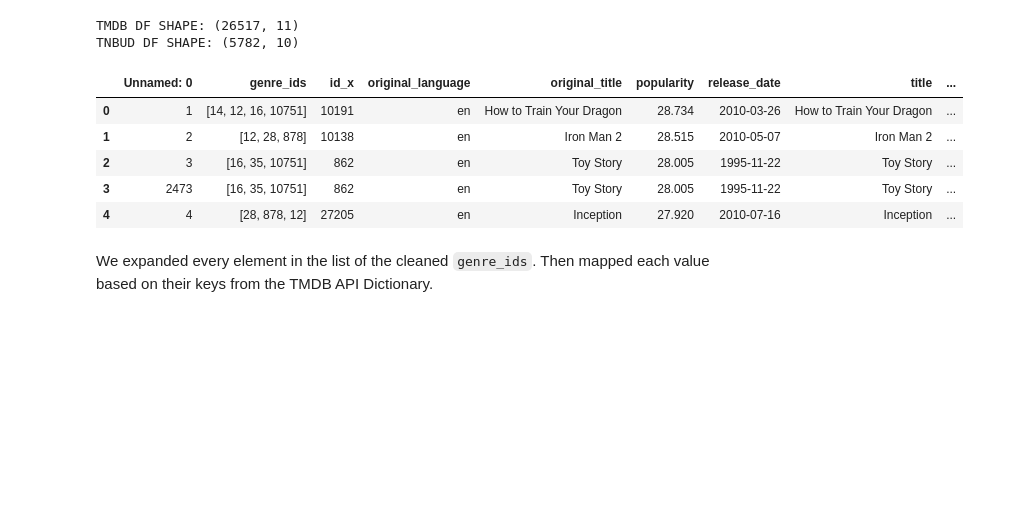
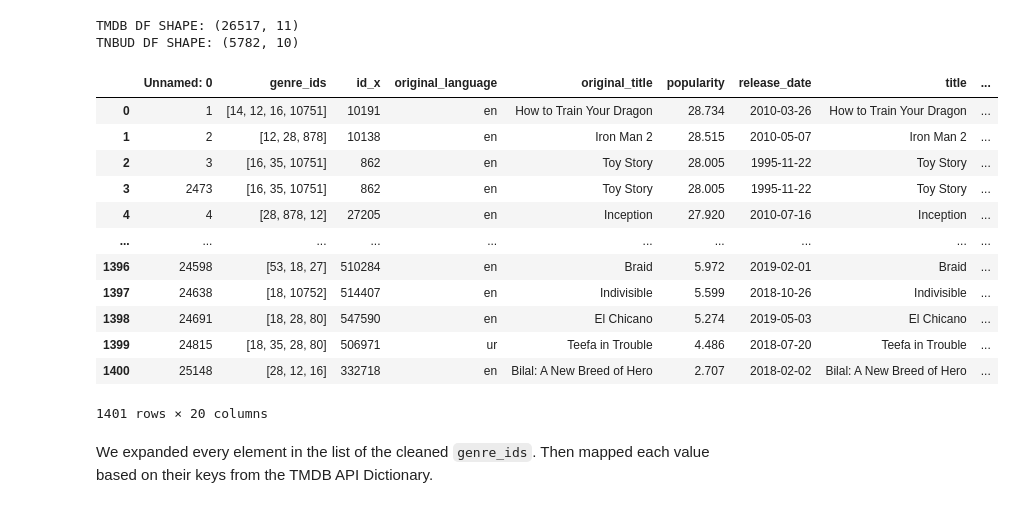
Before and after one commit to dt1086/Phase1_Project, a Jupyter notebook: Microsoft_Film_Data_Analysis.ipynb, the cells around one changed output. Drawn from its saved outputs; the diff is of its cells as text; code cells hidden in the pictures; blank space fills up the shorter version.

```diff
--- a/Microsoft_Film_Data_Analysis.ipynb
+++ b/Microsoft_Film_Data_Analysis.ipynb
@@ -460,19 +467,26 @@ TNBUD DF SHAPE: (5782, 10)
 # %%
 #Merged TheNumbers Movie budget dataframe and TheMovieDatabase dataframe
 #on a unique combination of [movie_title, release_date]
 
 df_tn_movie_budgets['release_date'] = pd.to_datetime(df_tn_movie_budgets['release_date'])
 df_tmdb_movies['release_date'] = pd.to_datetime(df_tmdb_movies['release_date'])
 tn_tmdb_merged_df = df_tmdb_movies.merge(df_tn_movie_budgets, how='inner', left_on=['original_title','release_date'],
                                          right_on=['movie','release_date'])
-tn_tmdb_merged_df.head()
+tn_tmdb_merged_df
 # %% [output]
 |  | Unnamed: 0 | genre_ids | id_x | original_language | original_title | popularity | release_date | title | ... |
 | 0 | 1 | [14, 12, 16, 10751] | 10191 | en | How to Train Your Dragon | 28.734 | 2010-03-26 | How to Train Your Dragon | ... |
 | 1 | 2 | [12, 28, 878] | 10138 | en | Iron Man 2 | 28.515 | 2010-05-07 | Iron Man 2 | ... |
 | 2 | 3 | [16, 35, 10751] | 862 | en | Toy Story | 28.005 | 1995-11-22 | Toy Story | ... |
 | 3 | 2473 | [16, 35, 10751] | 862 | en | Toy Story | 28.005 | 1995-11-22 | Toy Story | ... |
 | 4 | 4 | [28, 878, 12] | 27205 | en | Inception | 27.920 | 2010-07-16 | Inception | ... |
+| ... | ... | ... | ... | ... | ... | ... | ... | ... | ... |
+| 1396 | 24598 | [53, 18, 27] | 510284 | en | Braid | 5.972 | 2019-02-01 | Braid | ... |
+| 1397 | 24638 | [18, 10752] | 514407 | en | Indivisible | 5.599 | 2018-10-26 | Indivisible | ... |
+| 1398 | 24691 | [18, 28, 80] | 547590 | en | El Chicano | 5.274 | 2019-05-03 | El Chicano | ... |
+| 1399 | 24815 | [18, 35, 28, 80] | 506971 | ur | Teefa in Trouble | 4.486 | 2018-07-20 | Teefa in Trouble | ... |
+| 1400 | 25148 | [28, 12, 16] | 332718 | en | Bilal: A New Breed of Hero | 2.707 | 2018-02-02 | Bilal: A New Breed of Hero | ... |
+1401 rows × 20 columns
 # %% [markdown]
 We expanded every element in the list of the cleaned `genre_ids`. Then mapped each value based on their keys from the TMDB API Dictionary.
 # %%
```
Also changed, not shown: parts of 14 cells of this notebook.
